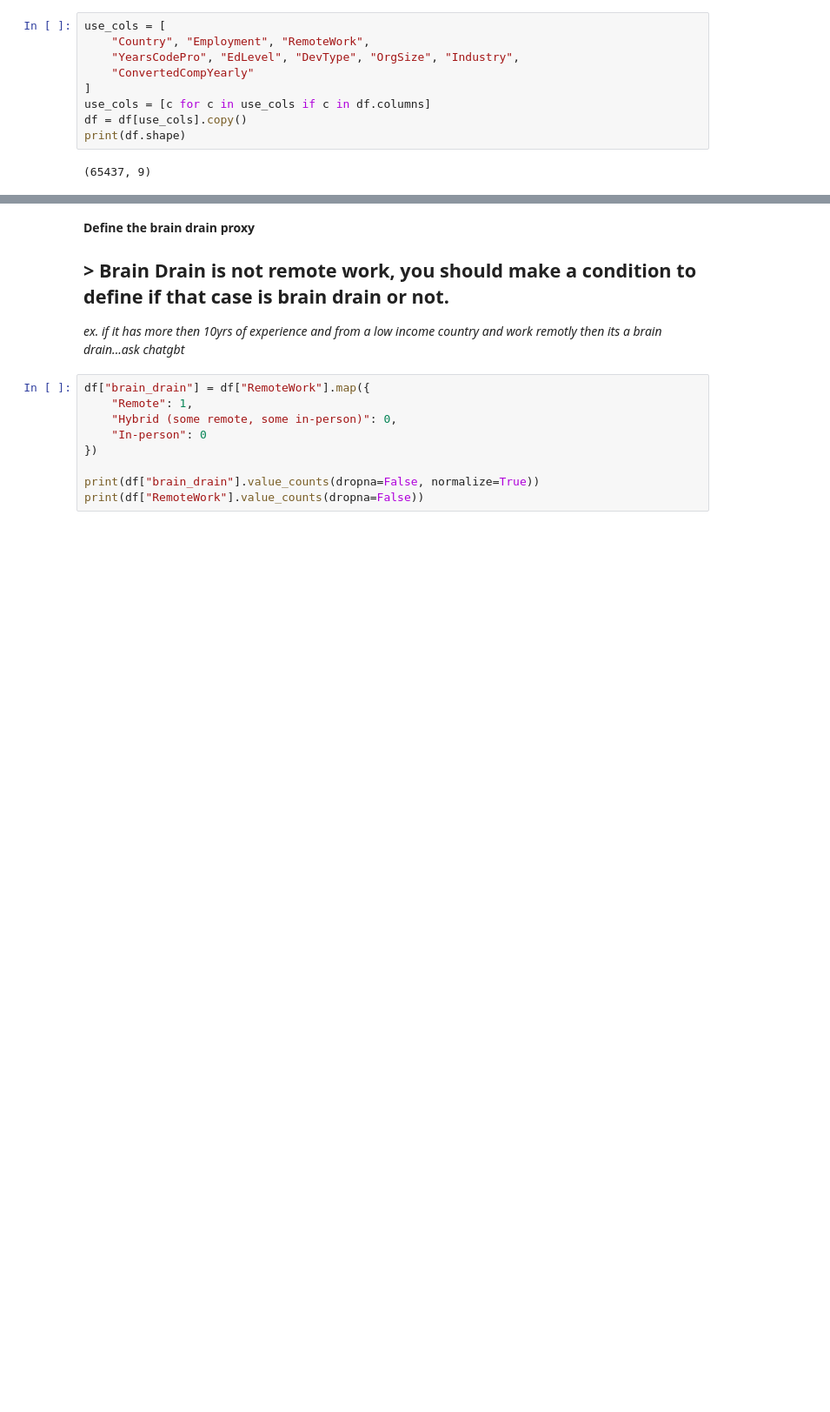
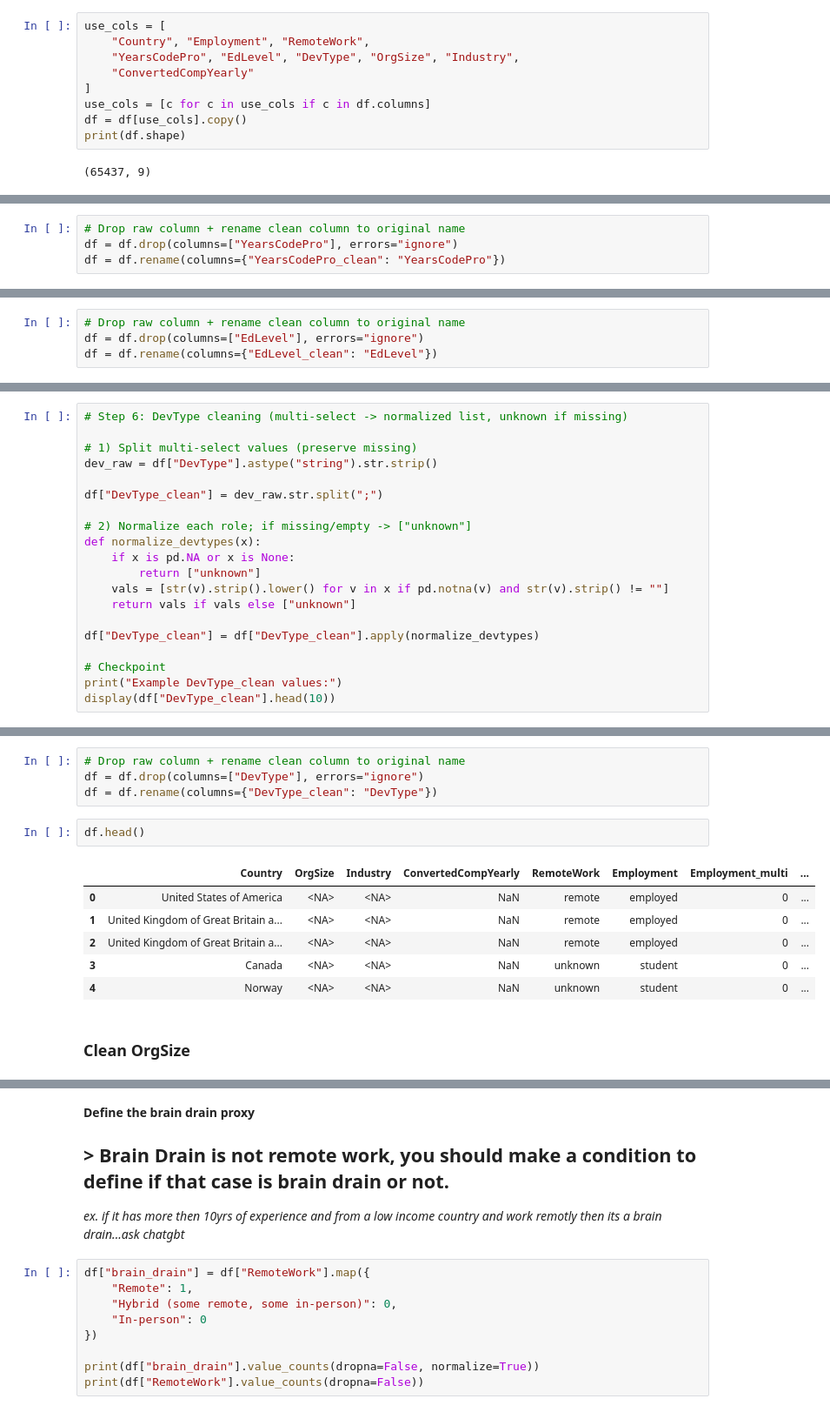
Before and after one commit to ABDERRAHMANE-CHIBOUT/Brain-Drain, a Jupyter notebook: project.ipynb, the cells around one changed output, grey strips where cells are left out. Shown at 87% size. Cells and saved outputs as stored; diff of their text form; blank space fills up the shorter version.

```diff
--- a/project.ipynb
+++ b/project.ipynb
@@ -46,0 +247,4 @@ print(df.shape)
+# %%
+# Drop raw column + rename clean column to original name
+df = df.drop(columns=["YearsCodePro"], errors="ignore")
+df = df.rename(columns={"YearsCodePro_clean": "YearsCodePro"})
@@ -46,0 +313,4 @@ print(df.shape)
+# %%
+# Drop raw column + rename clean column to original name
+df = df.drop(columns=["EdLevel"], errors="ignore")
+df = df.rename(columns={"EdLevel_clean": "EdLevel"})
@@ -46,0 +348,20 @@ print(df.shape)
+# %%
+# Step 6: DevType cleaning (multi-select -> normalized list, unknown if missing)
+
+# 1) Split multi-select values (preserve missing)
+dev_raw = df["DevType"].astype("string").str.strip()
+
+df["DevType_clean"] = dev_raw.str.split(";")
+
+# 2) Normalize each role; if missing/empty -> ["unknown"]
+def normalize_devtypes(x):
+    if x is pd.NA or x is None:
+        return ["unknown"]
+    vals = [str(v).strip().lower() for v in x if pd.notna(v) and str(v).strip() != ""]
+    return vals if vals else ["unknown"]
+
+df["DevType_clean"] = df["DevType_clean"].apply(normalize_devtypes)
+
+# Checkpoint
+print("Example DevType_clean values:")
+display(df["DevType_clean"].head(10))
@@ -46,0 +381,15 @@ print(df.shape)
+# %%
+# Drop raw column + rename clean column to original name
+df = df.drop(columns=["DevType"], errors="ignore")
+df = df.rename(columns={"DevType_clean": "DevType"})
+# %%
+df.head()
+# %% [output]
+|  | Country | OrgSize | Industry | ConvertedCompYearly | RemoteWork | Employment | Employment_multi | ... |
+| 0 | United States of America | <NA> | <NA> | NaN | remote | employed | 0 | ... |
+| 1 | United Kingdom of Great Britain a... | <NA> | <NA> | NaN | remote | employed | 0 | ... |
+| 2 | United Kingdom of Great Britain a... | <NA> | <NA> | NaN | remote | employed | 0 | ... |
+| 3 | Canada | <NA> | <NA> | NaN | unknown | student | 0 | ... |
+| 4 | Norway | <NA> | <NA> | NaN | unknown | student | 0 | ... |
+# %% [markdown]
+### Clean OrgSize
```
Also changed, not shown: parts of 45 cells of this notebook.
